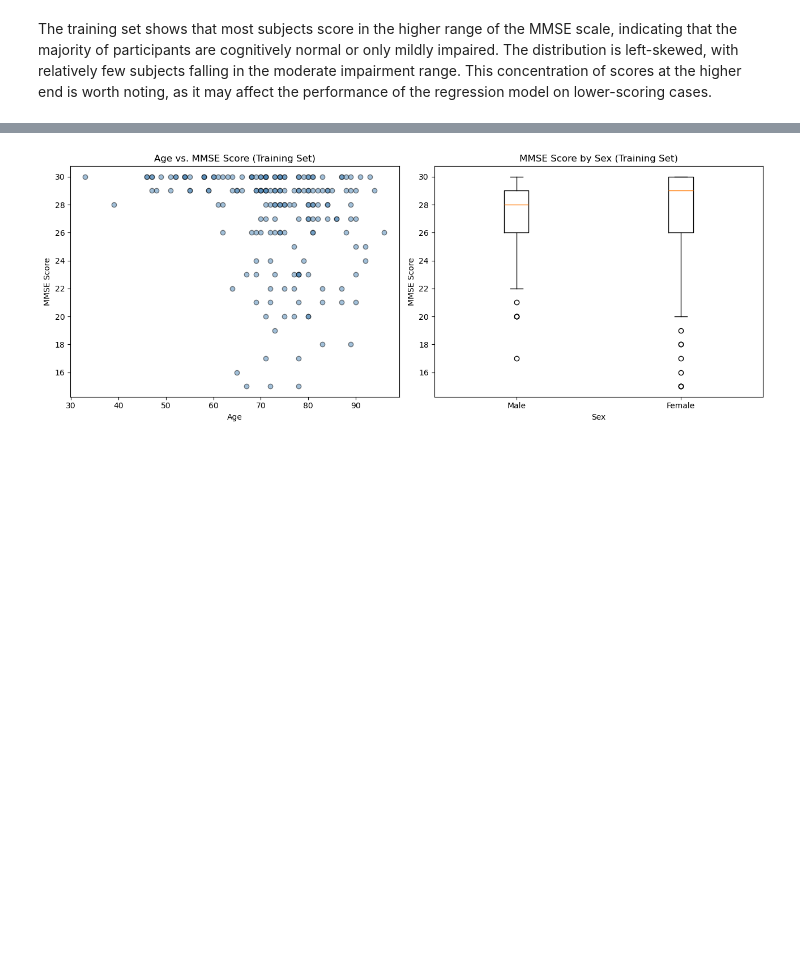
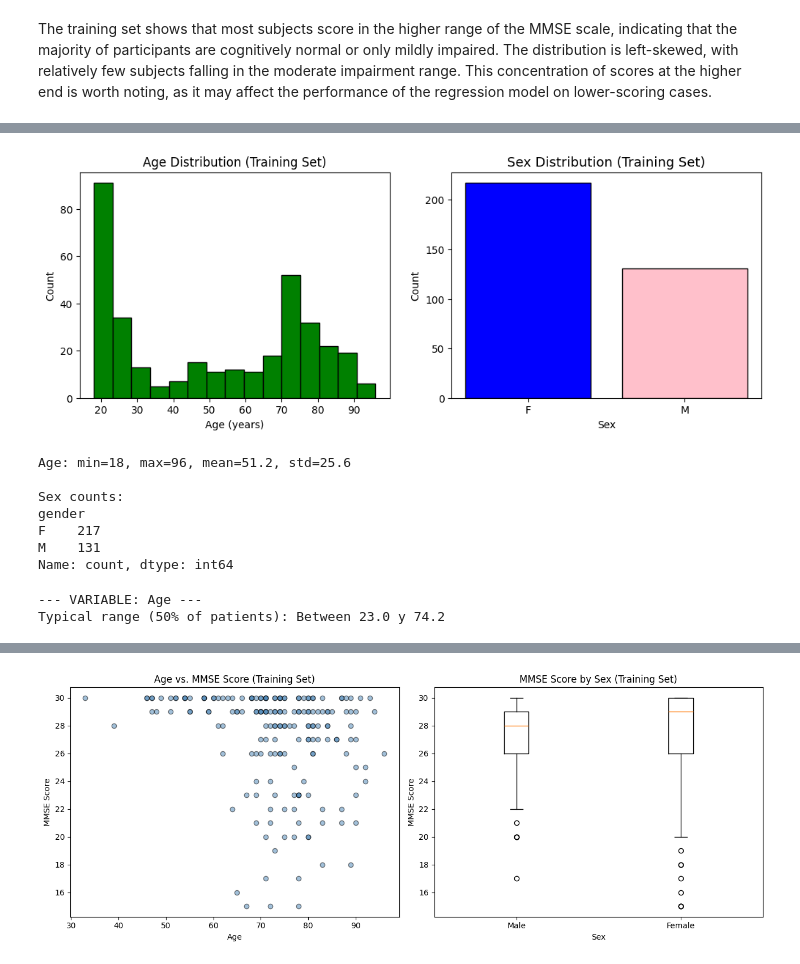
Before and after one commit to Carlos-PC05/FinalProjectCS-362, a Jupyter notebook: FinalReport_SP26_RV_PC_MASTERFILE.ipynb, the cells around one changed output, grey strips where cells are left out. Drawn from its saved outputs; the diff is of its cells as text; code cells hidden in the pictures; blank space fills up the shorter version.

```diff
--- a/FinalReport_SP26_RV_PC_MASTERFILE.ipynb
+++ b/FinalReport_SP26_RV_PC_MASTERFILE.ipynb
@@ -727,0 +678,40 @@ The training set shows that most subjects score in the higher range of the MMSE
+# %%
+fig, axes = plt.subplots(1, 2, figsize=(12, 4))
+
+# Age distribution
+axes[0].hist(mri_train_reg_df['age'], bins=15, color='green', edgecolor='black')
+axes[0].set_title('Age Distribution (Training Set)')
+axes[0].set_xlabel('Age (years)')
+axes[0].set_ylabel('Count')
+
+# Sex distribution
+sex_counts = mri_train_reg_df['gender'].value_counts()
+axes[1].bar(sex_counts.index, sex_counts.values,
+            color=['blue', 'pink'], edgecolor='black')
+axes[1].set_title('Sex Distribution (Training Set)', fontsize=13)
+axes[1].set_xlabel('Sex')
+axes[1].set_ylabel('Count')
+
+plt.show()
+
+print(f"Age: min={mri_train_reg_df['age'].min()}, max={mri_train_reg_df['age'].max()}, "
+      f"mean={mri_train_reg_df['age'].mean():.1f}, std={mri_train_reg_df['age'].std():.1f}")
+print(f"\nSex counts:\n{sex_counts}")
+# %% [output]
+[figure, added]
+Age: min=18, max=96, mean=51.2, std=25.6
+
+Sex counts:
+gender
+F    217
+M    131
+Name: count, dtype: int64
+# %%
+p25 = mri_train_clf_df['age'].quantile(0.25)
+p75 = mri_train_clf_df['age'].quantile(0.75)
+
+print(f"--- VARIABLE: Age ---")
+print(f"Typical range (50% of patients): Between {p25:.1f} y {p75:.1f}")
+# %% [output]
+--- VARIABLE: Age ---
+Typical range (50% of patients): Between 23.0 y 74.2
```
Also changed, not shown: parts of 27 cells of this notebook.
